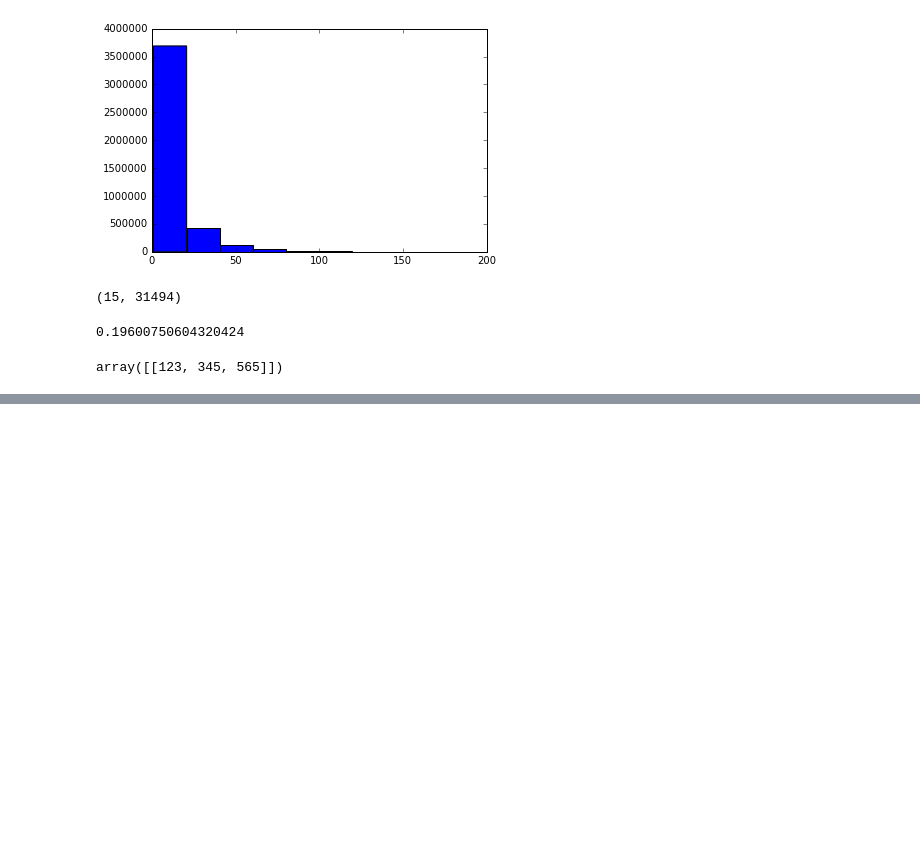
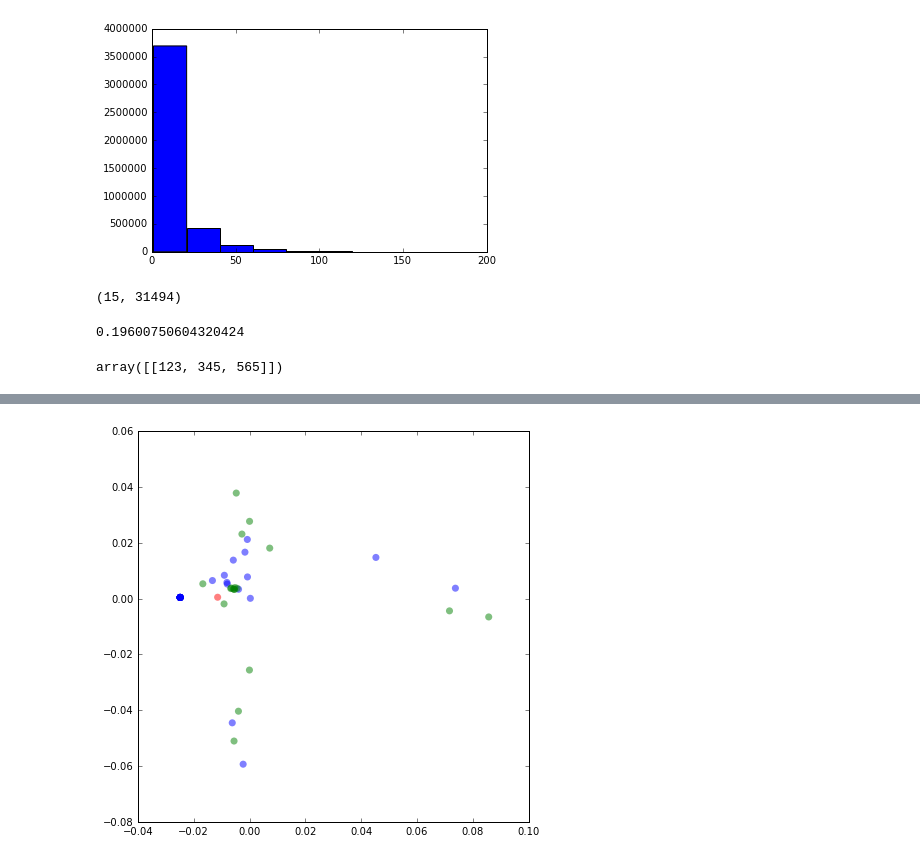
Before and after one commit to nikolausn/lab-adm-project, a Jupyter notebook: python-memetracker/experiment-3/EM-Meme.ipynb, the cells around one changed output, grey strips where cells are left out. Cells and saved outputs as stored; diff of their text form; code cells hidden in the pictures; blank space fills up the shorter version.

```diff
--- a/python-memetracker/experiment-3/EM-Meme.ipynb
+++ b/python-memetracker/experiment-3/EM-Meme.ipynb
@@ -561,0 +1399,2 @@ array([[123, 345, 565]])
+# %%
+tnodep4= solveTargetNodeWithProb(125,2)
@@ -561,0 +1568,37 @@ array([[123, 345, 565]])
+# %%
+def pCoordinate(s2):
+    # Principal Coordinate analysis,
+    # Embedd distance in the 2,3 dimension coordinates
+    # Form A matrix
+    # test my distance using square and triangle, looks right
+    #s2 = [[0,10,14.14,10],[10,0,10,14.14],[14.14,10,0,10],[10,14.14,10,0]]
+    #s2 = [[0,10,14.15],[10,0,10],[14.15,10,0]]
+    Am = np.identity(s2.shape[0]) - (1/s2.shape[0])*(np.ones(s2.shape[0])*np.ones(s2.shape[0]).T)
+    #logger.debug(Am)
+    #logger.debug(0.5 * Am * d2 * Am.T)
+    # Form W
+    Wm = -0.5 * Am * s2 * Am.T
+    #logger.debug(Wm)
+    # calculate eigen vectors and eigen values of Wm
+    evals, evecs = np.linalg.eig(Wm)
+    #logger.debug('evals: {}\ndim: {}'.format(evals,evals.shape))
+    #logger.debug('evecs: {}\ndim: {}'.format(evecs,evecs.shape))
+    # sort by eigenvalue
+    indices = np.argsort(evals)
+    # turn back the order
+    indices = indices[::-1]
+    evecs = evecs[:,indices]
+    evals = evals[indices]
+    Vt = np.sqrt(np.diag(evals[:2])).dot(evecs[:,:2].T)
+    result = {}
+    #print(Vt)
+    for i in range(len(Vt[0,])):
+        result[i] = [Vt[0,i],Vt[1,i]]
+    return result
+# %%
+dist_mat
+noise = np.random.normal(0,1e-6,dist_mat.shape[0]*dist_mat.shape[1])
+noise=noise.reshape(dist_mat.shape[0],dist_mat.shape[1])
+test_dist = dist_mat + noise
+pcoor = pCoordinate(test_dist)
+pcoor
@@ -561,0 +1623,8 @@ array([[123, 345, 565]])
+# %%
+fig = plt.figure(figsize=(7, 7))
+#ax = fig.add_subplot(111, projection='3d')
+for k, p in pcoor.items():
+    plt.scatter(p[0], p[1], marker='o', c=colors[k], s=50,alpha=0.5, edgecolor='None')
+    #ax.scatter(p[0], p[1], p[2], c=colors[k], marker='o')
+# %% [output]
+[figure, added]
```
Also changed, not shown: parts of 28 cells of this notebook, 2 other files.
